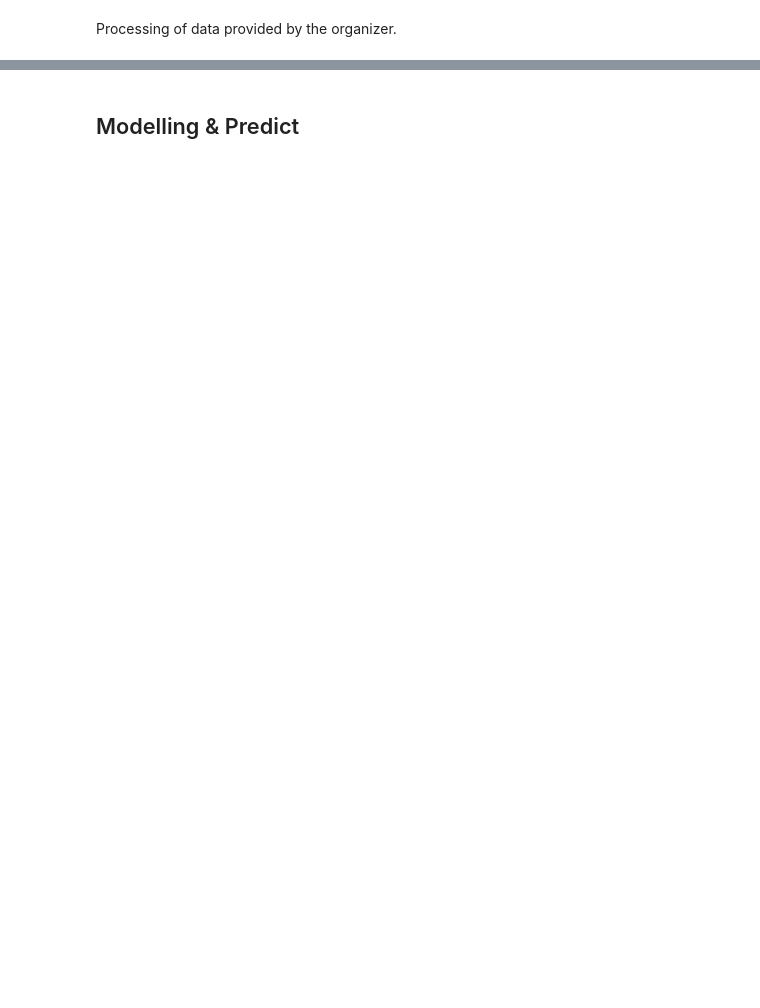
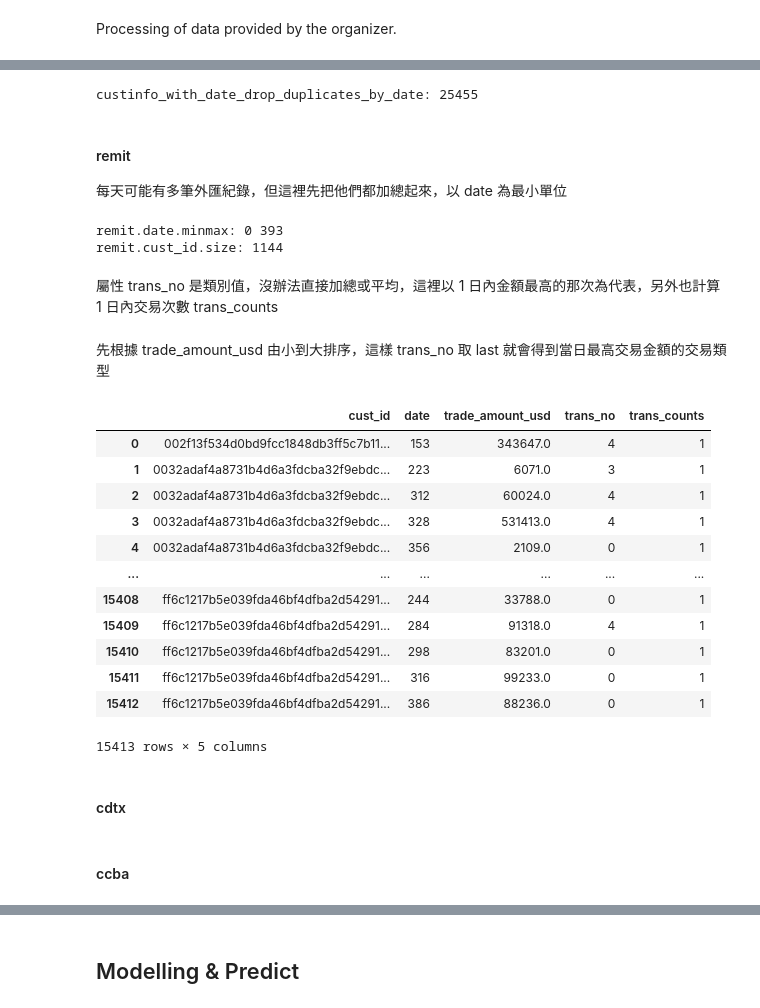
Before and after one commit to siang-chang/tbrain-esunbank-suspicious-activity-report, a Jupyter notebook: src/machine_learning_method.ipynb, the cells around one changed output, grey strips where cells are left out. Drawn from its saved outputs; the diff is of its cells as text; code cells hidden in the pictures; blank space fills up the shorter version.

```diff
--- a/src/machine_learning_method.ipynb
+++ b/src/machine_learning_method.ipynb
@@ -210,0 +254,40 @@ public
+# %%
+custinfo_with_date_drop_duplicates_by_date = custinfo_with_date.copy().sort_values(by=['alert_key'], ignore_index=True)
+custinfo_with_date_drop_duplicates_by_date = custinfo_with_date_drop_duplicates_by_date.drop_duplicates(subset=['cust_id', 'date'], keep='last', ignore_index=True).drop(['alert_key'], axis=1)
+print('custinfo_with_date_drop_duplicates_by_date:', len(custinfo_with_date_drop_duplicates_by_date))
+# %% [output]
+custinfo_with_date_drop_duplicates_by_date: 25455
+# %% [markdown]
+#### remit
+每天可能有多筆外匯紀錄，但這裡先把他們都加總起來，以 date 為最小單位
+# %%
+remit = pd.read_csv(os.path.join(path, 'data/public_train_x_remit1_full_hashed.csv')).rename(columns={'trans_date': 'date'})
+print('remit.date.minmax:', remit['date'].min(), remit['date'].max())
+print('remit.cust_id.size:', len(remit.groupby('cust_id').size()))
+# %% [output]
+remit.date.minmax: 0 393
+remit.cust_id.size: 1144
+# %% [markdown]
+屬性 trans_no 是類別值，沒辦法直接加總或平均，這裡以 1 日內金額最高的那次為代表，另外也計算 1 日內交易次數 trans_counts
+# %% [markdown]
+先根據 trade_amount_usd 由小到大排序，這樣 trans_no 取 last 就會得到當日最高交易金額的交易類型
+# %%
+remit_groupby_date = remit.copy().sort_values(by=['cust_id', 'date', 'trade_amount_usd'])
+remit_groupby_date = remit_groupby_date.groupby(['cust_id', 'date']).agg(trade_amount_usd=('trade_amount_usd', 'sum'), trans_no=('trans_no', 'last'), trans_counts=('trans_no', 'count')).reset_index()
+remit_groupby_date
+# %% [output]
+|  | cust_id | date | trade_amount_usd | trans_no | trans_counts |
+| 0 | 002f13f534d0bd9fcc1848db3ff5c7b11... | 153 | 343647.0 | 4 | 1 |
+| 1 | 0032adaf4a8731b4d6a3fdcba32f9ebdc... | 223 | 6071.0 | 3 | 1 |
+| 2 | 0032adaf4a8731b4d6a3fdcba32f9ebdc... | 312 | 60024.0 | 4 | 1 |
+| 3 | 0032adaf4a8731b4d6a3fdcba32f9ebdc... | 328 | 531413.0 | 4 | 1 |
+| 4 | 0032adaf4a8731b4d6a3fdcba32f9ebdc... | 356 | 2109.0 | 0 | 1 |
+| ... | ... | ... | ... | ... | ... |
+| 15408 | ff6c1217b5e039fda46bf4dfba2d54291... | 244 | 33788.0 | 0 | 1 |
+| 15409 | ff6c1217b5e039fda46bf4dfba2d54291... | 284 | 91318.0 | 4 | 1 |
+| 15410 | ff6c1217b5e039fda46bf4dfba2d54291... | 298 | 83201.0 | 0 | 1 |
+| 15411 | ff6c1217b5e039fda46bf4dfba2d54291... | 316 | 99233.0 | 0 | 1 |
+| 15412 | ff6c1217b5e039fda46bf4dfba2d54291... | 386 | 88236.0 | 0 | 1 |
+15413 rows × 5 columns
+# %% [markdown]
+#### cdtx
@@ -210,0 +300,2 @@ public
+# %% [markdown]
+#### ccba
```
Also changed, not shown: parts of 95 cells of this notebook.
